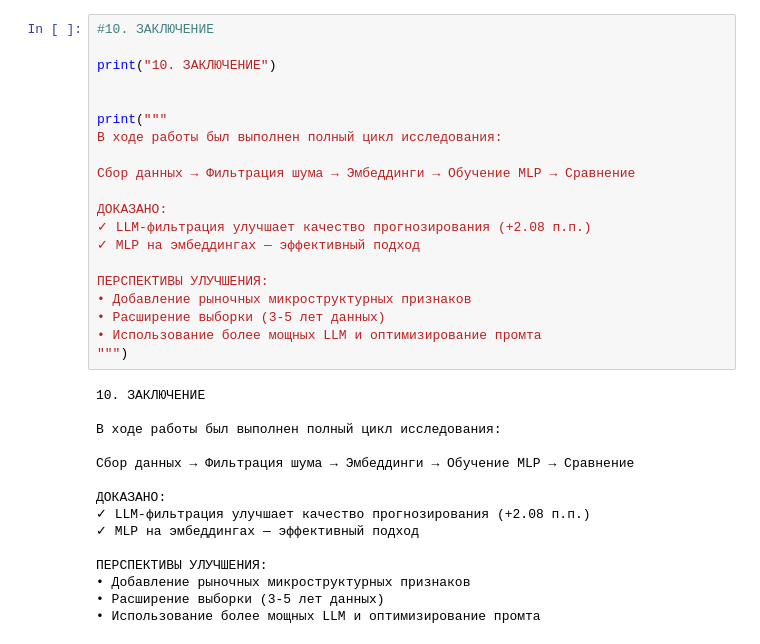
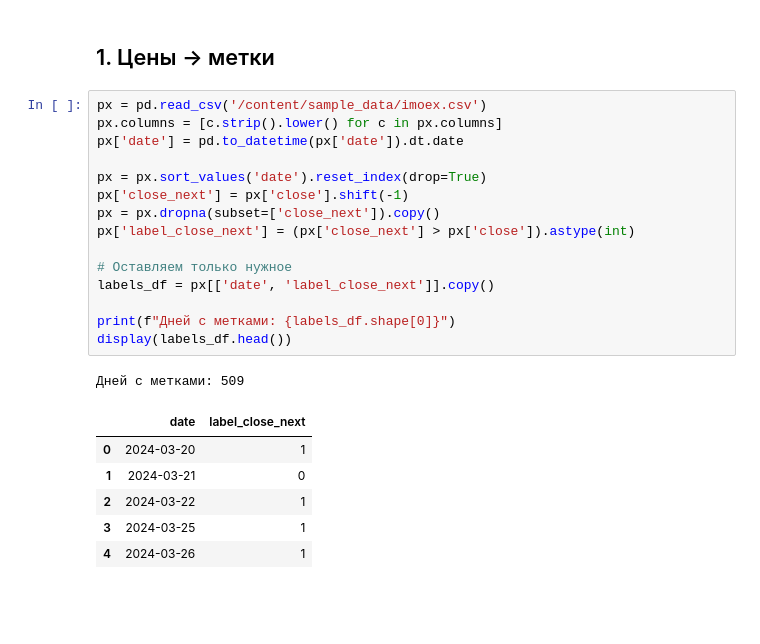
Before and after one commit to nikolay909694/StatPrac, a Jupyter notebook: Project.ipynb, the cells around one changed output. Cells and saved outputs as stored; diff of their text form; blank space fills up the shorter version.

```diff
--- a/Project.ipynb
+++ b/Project.ipynb
@@ -468,35 +43,25 @@ print("""
-# %%
-#10. ЗАКЛЮЧЕНИЕ
-
-print("10. ЗАКЛЮЧЕНИЕ")
-
-
-print("""
-В ходе работы был выполнен полный цикл исследования:
-
-Сбор данных → Фильтрация шума → Эмбеддинги → Обучение MLP → Сравнение
-
-ДОКАЗАНО:
-✓ LLM-фильтрация улучшает качество прогнозирования (+2.08 п.п.)
-✓ MLP на эмбеддингах — эффективный подход
-
-ПЕРСПЕКТИВЫ УЛУЧШЕНИЯ:
-• Добавление рыночных микроструктурных признаков
-• Расширение выборки (3-5 лет данных)
-• Использование более мощных LLM и оптимизирование промта
-""")
-# %% [output]
-10. ЗАКЛЮЧЕНИЕ
-
-В ходе работы был выполнен полный цикл исследования:
-
-Сбор данных → Фильтрация шума → Эмбеддинги → Обучение MLP → Сравнение
-
-ДОКАЗАНО:
-✓ LLM-фильтрация улучшает качество прогнозирования (+2.08 п.п.)
-✓ MLP на эмбеддингах — эффективный подход
-
-ПЕРСПЕКТИВЫ УЛУЧШЕНИЯ:
-• Добавление рыночных микроструктурных признаков
-• Расширение выборки (3-5 лет данных)
-• Использование более мощных LLM и оптимизирование промта
+# %% [markdown]
+## 1. Цены → метки
+# %%
+px = pd.read_csv('/content/sample_data/imoex.csv')
+px.columns = [c.strip().lower() for c in px.columns]
+px['date'] = pd.to_datetime(px['date']).dt.date
+
+px = px.sort_values('date').reset_index(drop=True)
+px['close_next'] = px['close'].shift(-1)
+px = px.dropna(subset=['close_next']).copy()
+px['label_close_next'] = (px['close_next'] > px['close']).astype(int)
+
+# Оставляем только нужное
+labels_df = px[['date', 'label_close_next']].copy()
+
+print(f"Дней с метками: {labels_df.shape[0]}")
+display(labels_df.head())
+# %% [output]
+Дней с метками: 509
+|  | date | label_close_next |
+| 0 | 2024-03-20 | 1 |
+| 1 | 2024-03-21 | 0 |
+| 2 | 2024-03-22 | 1 |
+| 3 | 2024-03-25 | 1 |
+| 4 | 2024-03-26 | 1 |
```
Also changed, not shown: parts of 30 cells of this notebook.
